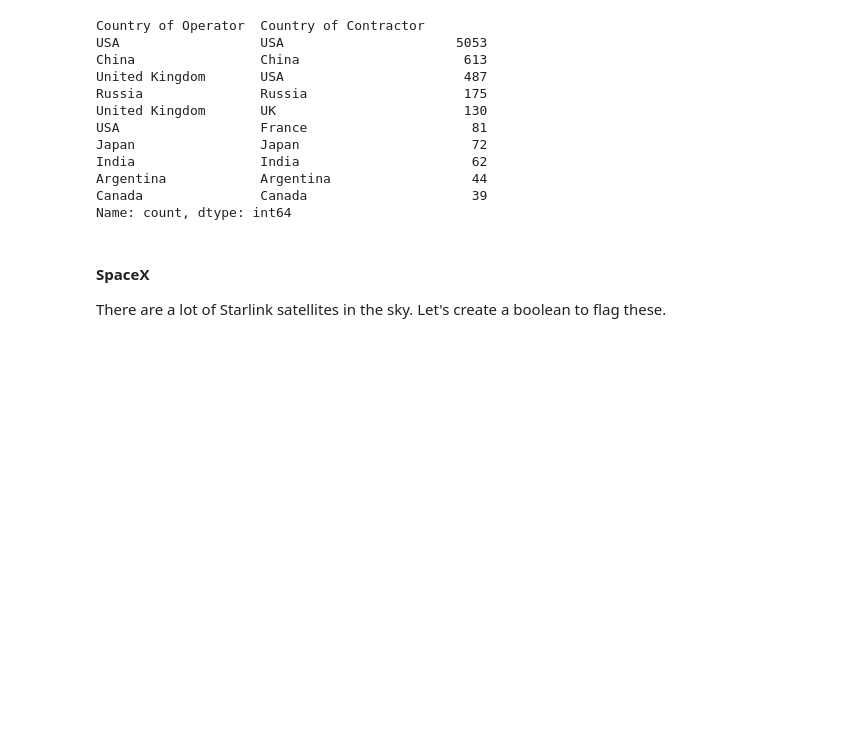
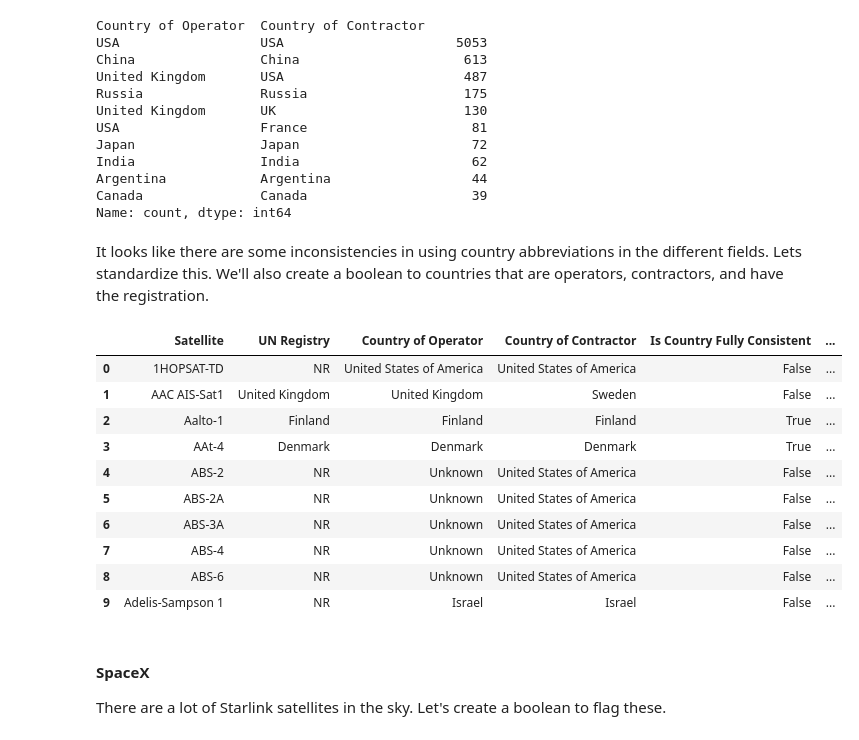
Before and after one commit to mmorache/ucs-satellite-data, a Jupyter notebook: ucs_satellite.ipynb, the cells around one changed output. Drawn from its saved outputs; the diff is of its cells as text; code cells hidden in the pictures; blank space fills up the shorter version.

Commit message:
added country standardization

```diff
--- a/ucs_satellite.ipynb
+++ b/ucs_satellite.ipynb
@@ -1824,6 +1826,55 @@ India                India                      62
 Argentina            Argentina                  44
 Canada               Canada                     39
 Name: count, dtype: int64
+# %% [markdown]
+It looks like there are some inconsistencies in using country abbreviations in the different fields. Lets standardize this. We'll also create a boolean to countries that are operators, contractors, and have the registration.
+# %%
+country_standardization = {
+    "UK": "United Kingdom",
+    "USA": "United States of America",
+}
+
+cols_to_standardize = ["UN Registry", "Country of Operator", "Country of Contractor"]
+
+for col in cols_to_standardize:
+    df[col] = (
+        df[col]
+            .astype("string")
+            .str.strip()
+            .replace(country_standardization)
+    )
+
+df["Is Country Fully Consistent"] = (
+    (df["UN Registry"] == df["Country of Operator"]) &
+    (df["Country of Operator"] == df["Country of Contractor"])
+)
+
+df["Is Operator/Contractor Country Match"] = (
+    df["Country of Operator"] == df["Country of Contractor"]
+)
+
+df[
+    [
+        "Satellite",
+        "UN Registry",
+        "Country of Operator",
+        "Country of Contractor",
+        "Is Country Fully Consistent",
+        "Is Operator/Contractor Country Match",
+    ]
+].head(10)
+# %% [output]
+|  | Satellite | UN Registry | Country of Operator | Country of Contractor | Is Country Fully Consistent | ... |
+| 0 | 1HOPSAT-TD | NR | United States of America | United States of America | False | ... |
+| 1 | AAC AIS-Sat1 | United Kingdom | United Kingdom | Sweden | False | ... |
+| 2 | Aalto-1 | Finland | Finland | Finland | True | ... |
+| 3 | AAt-4 | Denmark | Denmark | Denmark | True | ... |
+| 4 | ABS-2 | NR | Unknown | United States of America | False | ... |
+| 5 | ABS-2A | NR | Unknown | United States of America | False | ... |
+| 6 | ABS-3A | NR | Unknown | United States of America | False | ... |
+| 7 | ABS-4 | NR | Unknown | United States of America | False | ... |
+| 8 | ABS-6 | NR | Unknown | United States of America | False | ... |
+| 9 | Adelis-Sampson 1 | NR | Israel | Israel | False | ... |
 # %% [markdown]
 #### SpaceX
 There are a lot of Starlink satellites in the sky. Let's create a boolean to flag these.
```
Also changed, not shown: parts of 1 cell of this notebook, 1 other file.
